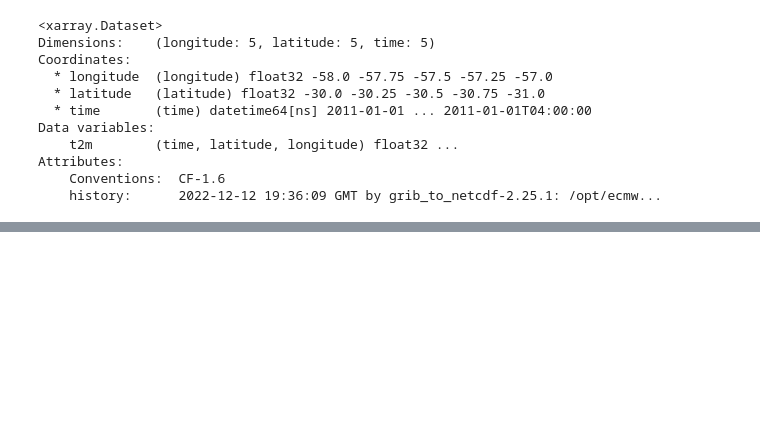
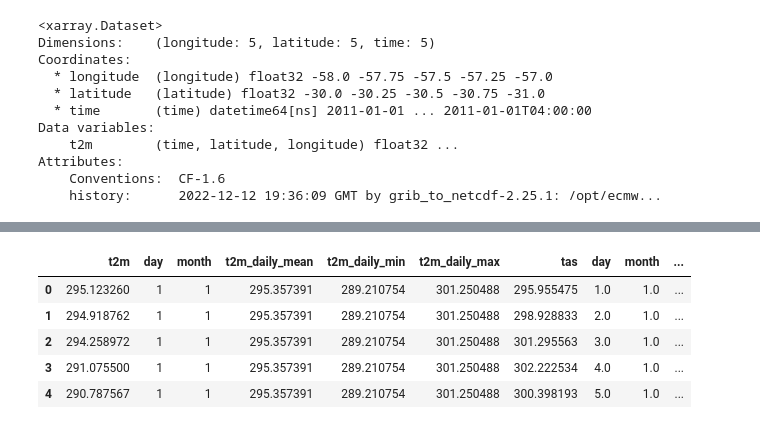
Before and after one commit to nachalca/FSE_extremos, a Jupyter notebook: StageL2/fusion-ERA.ipynb, the cells around one changed output, grey strips where cells are left out. Cells and saved outputs as stored; diff of their text form; code cells hidden in the pictures; blank space fills up the shorter version.

```diff
--- a/StageL2/fusion-ERA.ipynb
+++ b/StageL2/fusion-ERA.ipynb
@@ -81,0 +144,10 @@ f1.append(f2) # cette ligne est ok, mais il faudrait modifier le append pour un
+# %%
+res = pd.concat([res, f3], axis=1).drop("time", axis = 1)
+res.head()
+# %% [output]
+|  | t2m | day | month | t2m_daily_mean | t2m_daily_min | t2m_daily_max | tas | day | month | ... |
+| 0 | 295.123260 | 1 | 1 | 295.357391 | 289.210754 | 301.250488 | 295.955475 | 1.0 | 1.0 | ... |
+| 1 | 294.918762 | 1 | 1 | 295.357391 | 289.210754 | 301.250488 | 298.928833 | 2.0 | 1.0 | ... |
+| 2 | 294.258972 | 1 | 1 | 295.357391 | 289.210754 | 301.250488 | 301.295563 | 3.0 | 1.0 | ... |
+| 3 | 291.075500 | 1 | 1 | 295.357391 | 289.210754 | 301.250488 | 302.222534 | 4.0 | 1.0 | ... |
+| 4 | 290.787567 | 1 | 1 | 295.357391 | 289.210754 | 301.250488 | 300.398193 | 5.0 | 1.0 | ... |
```
Also changed, not shown: parts of 4 cells of this notebook, 7 other files.
